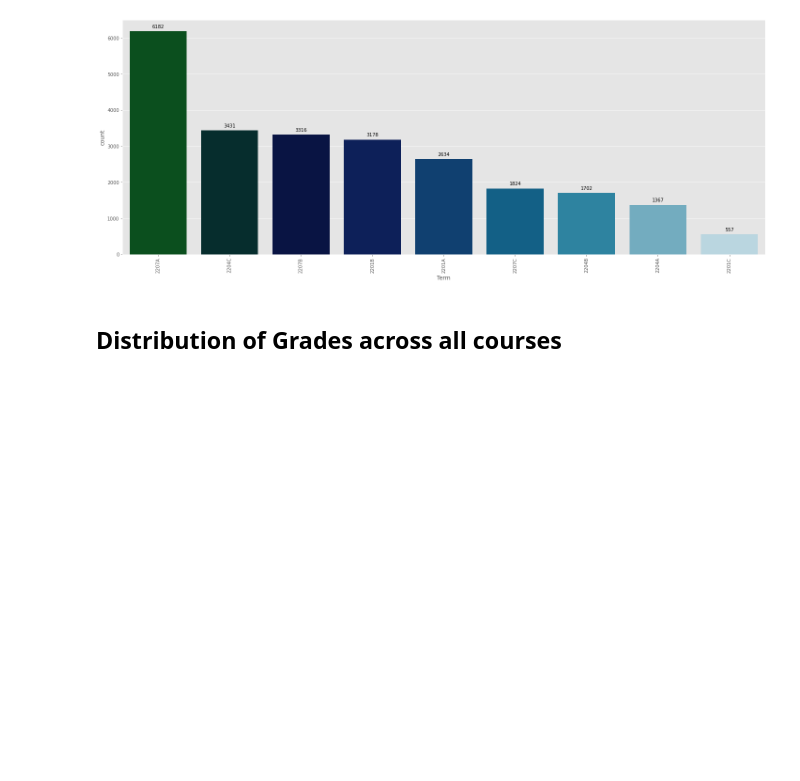
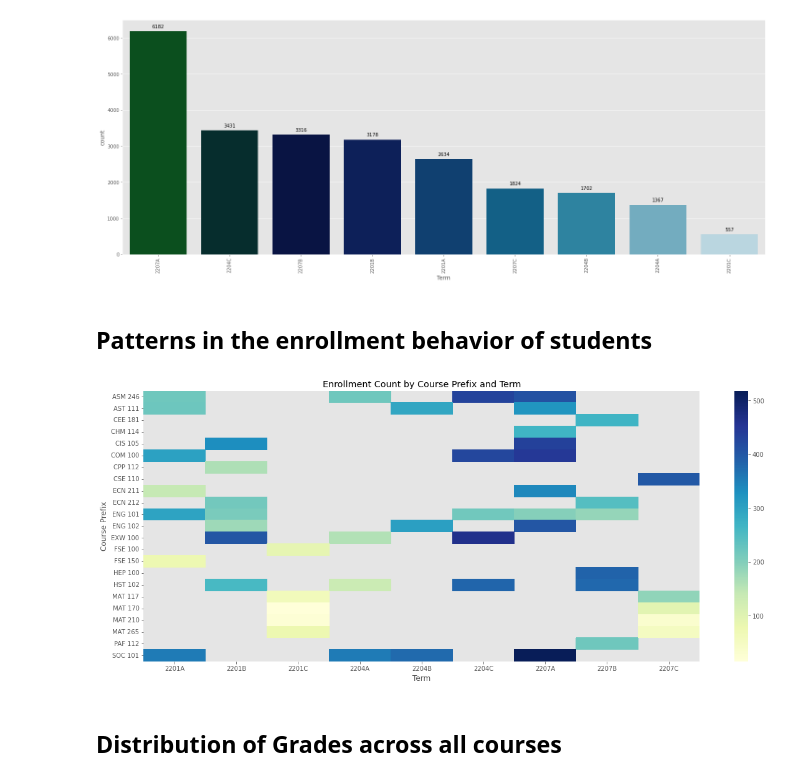
Before and after one commit to iamharkirat/EDA, a Jupyter notebook: learning_enterprise.ipynb, the cells around one changed output. Saved outputs shown, nothing was run; the diff lists cells and outputs as text; code cells hidden in the pictures; blank space fills up the shorter version.

```diff
--- a/learning_enterprise.ipynb
+++ b/learning_enterprise.ipynb
@@ -139,6 +139,27 @@ plt.xticks(rotation=90)
 plt.tight_layout()
 # %% [output]
 [figure]
+# %% [markdown]
+## Patterns in the enrollment behavior of students
+# %%
+# Group the data by course prefix and term
+grouped = df.groupby(['Course Prefix', 'Term'])
+
+# Calculate the enrollment count for each course prefix and term
+enrollment_count = grouped['Course Enrollment'].count().reset_index()
+
+# Create a heatmap of the enrollment count by course prefix and term
+sns.heatmap(enrollment_count.pivot(index='Course Prefix', columns='Term', values='Course Enrollment'), cmap='YlGnBu')
+
+# Set the plot title and axis labels
+plt.title('Enrollment Count by Course Prefix and Term')
+plt.xlabel('Term')
+plt.ylabel('Course Prefix')
+
+# Show the plot
+plt.show()
+# %% [output]
+[figure, added]
 # %% [markdown]
 ## Distribution of Grades across all courses
 # %%
```
Also changed, not shown: parts of 6 cells of this notebook.
